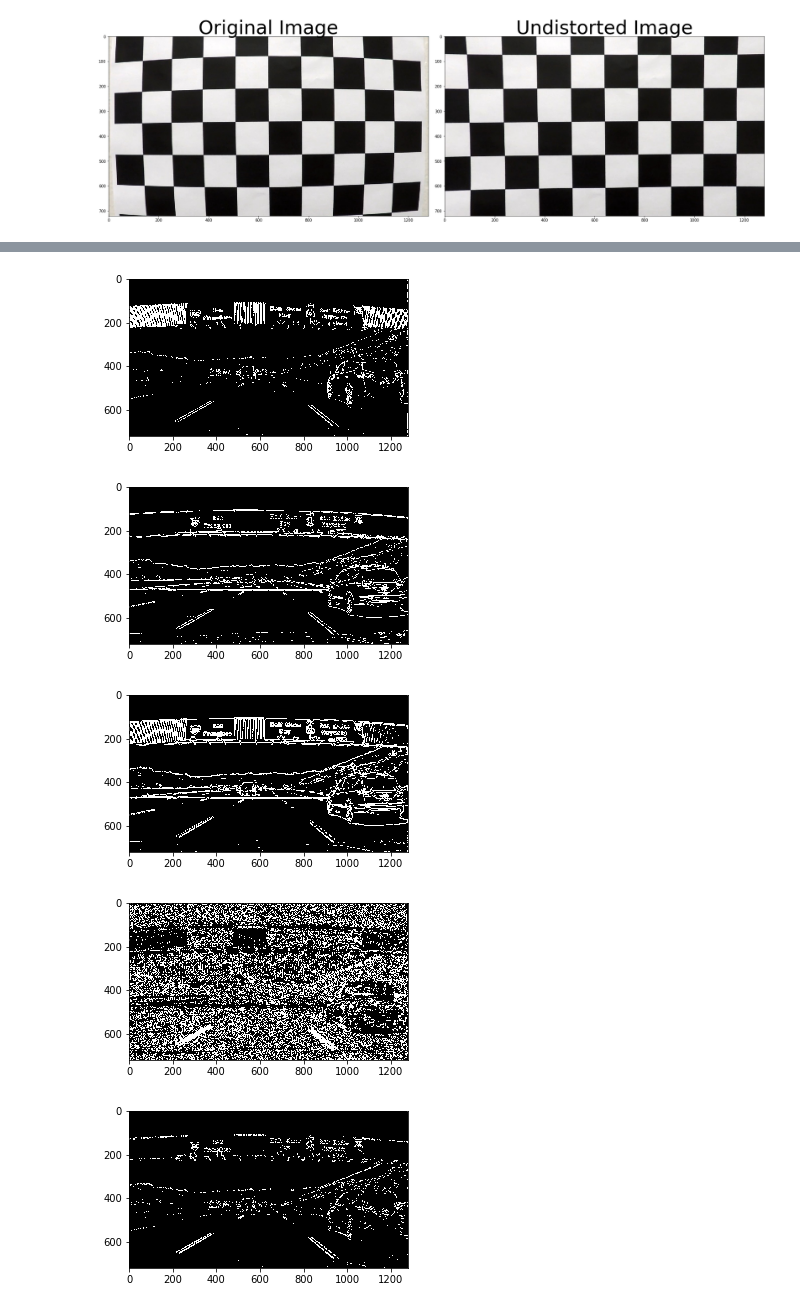
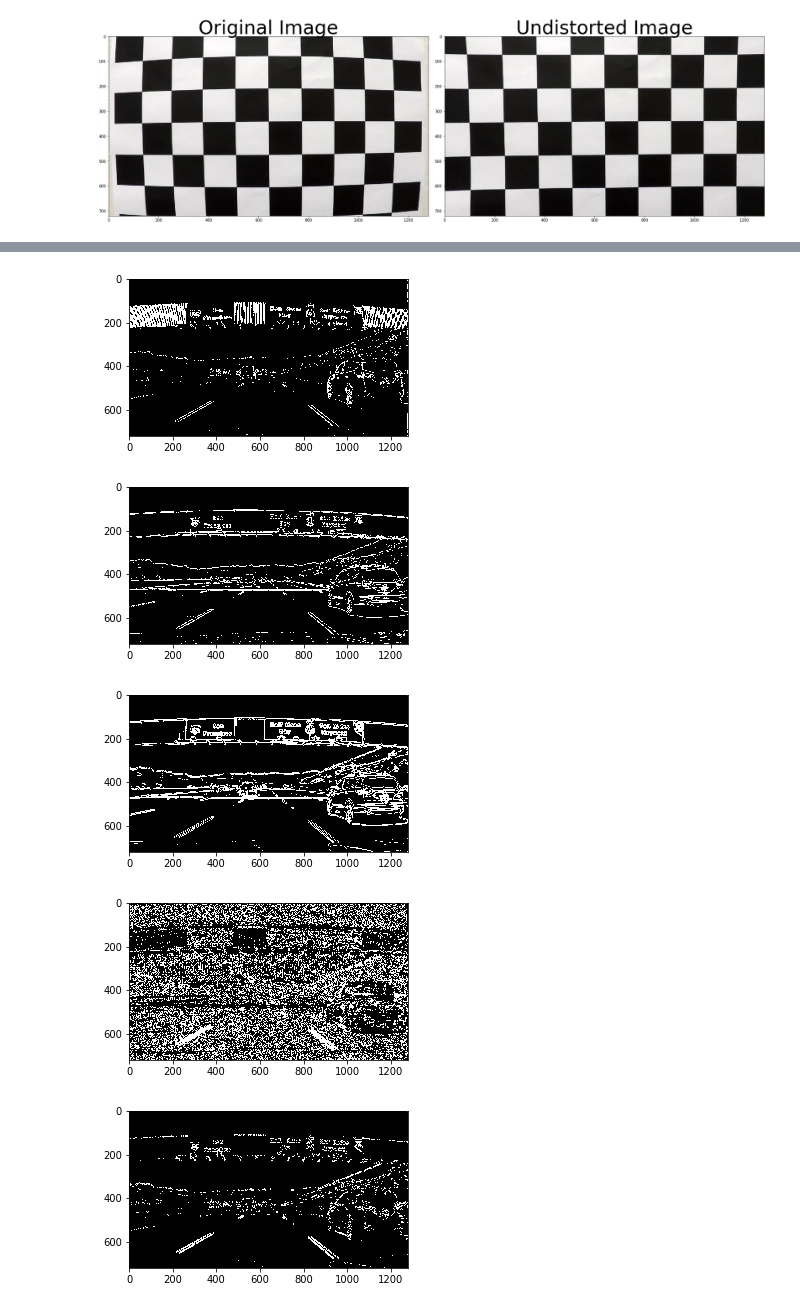
Before and after one commit to chmod600/carnd1-project4, a Jupyter notebook: pipeline.ipynb, the cells around one changed output, grey strips where cells are left out. Saved outputs shown, nothing was run; the diff lists cells and outputs as text; code cells hidden in the pictures.

```diff
--- a/pipeline.ipynb
+++ b/pipeline.ipynb
@@ -140,34 +140,34 @@ def dir_threshold(image, sobel_kernel = 3, thresh = (0, 255)):
     # apply a threshold, and create a binary image result
     absgraddir = np.arctan2(np.absolute(sobely), np.absolute(sobelx))
     binary_output =  np.zeros_like(absgraddir)
     binary_output[(absgraddir >= thresh[0]) & (absgraddir <= thresh[1])] = 1
 
     # Return the binary image
     return binary_output
 
-ksize = 7
+ksize = 15
 thres_test1 = "/Users/Akshay/projects/carnd/CarND-Advanced-Lane-Lines/test_images/signs_vehicles_xygrad.jpg"
 thres_test1 = mpimg.imread(thres_test1)
 
 gradx = abs_sobel_thresh(thres_test1, orient='x', sobel_kernel=ksize, thresh=(20, 100))
 grady = abs_sobel_thresh(thres_test1, orient='y', sobel_kernel=ksize, thresh=(20, 100))
 
 mag_binary = mag_thresh(thres_test1, sobel_kernel = ksize, mag_thresh=(25, 100))
 dir_binary = dir_threshold(thres_test1, sobel_kernel = 19, thresh=(0.7, 1.3))
 
 combined = np.zeros_like(dir_binary)
 combined[((gradx == 1) & (grady == 1)) | ((mag_binary == 1) & (dir_binary == 1))] = 1
 
 print_image(thres_test1)
 print_gray_image(gradx)
 print_gray_image(grady)
 print_gray_image(mag_binary)
 print_gray_image(dir_binary)
 print_gray_image(combined)
 # %% [output]
 [figure]
 [figure]
 [figure]
-[figure, old version]
+[figure, new version]
 [figure]
-[figure, old version]
+[figure, new version]
```
